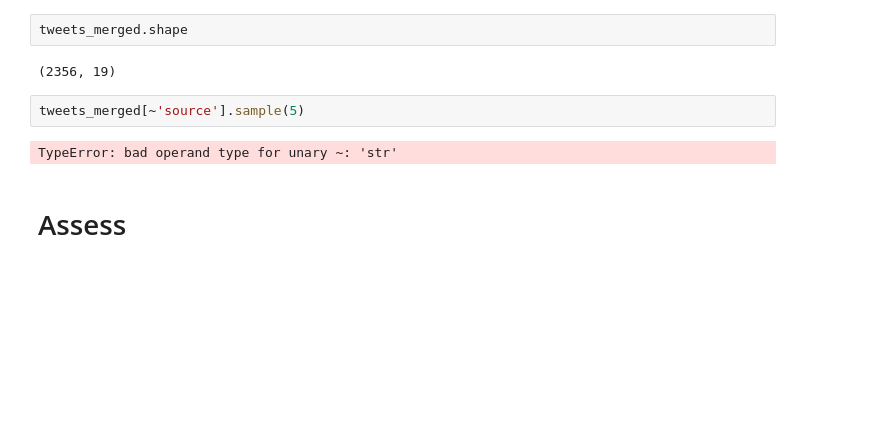
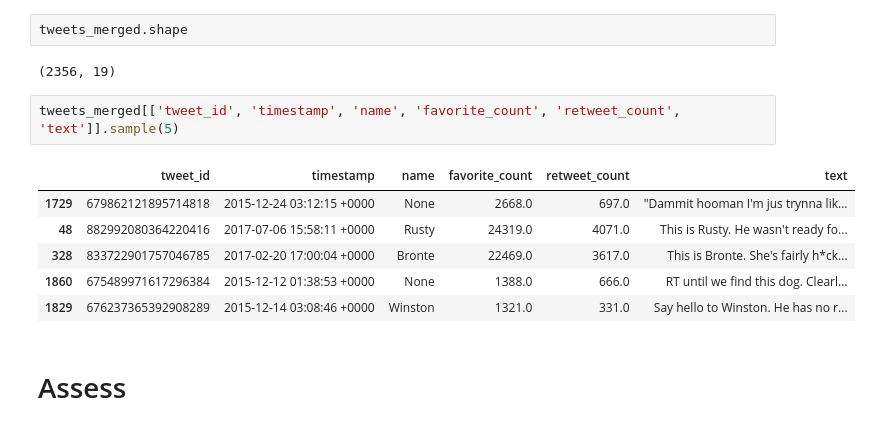
Before and after one commit to Halvinn/Twitter-Dog-Ratings, a Jupyter notebook: wrangle_act.ipynb, the cells around one changed output. Saved outputs shown, nothing was run; the diff lists cells and outputs as text; blank space fills up the shorter version.

```diff
--- a/wrangle_act.ipynb
+++ b/wrangle_act.ipynb
@@ -92,9 +92,14 @@ tweets_merged.shape
 # %% [output]
 (2356, 19)
 # %%
-tweets_merged[~'source'].sample(5)
+tweets_merged[['tweet_id', 'timestamp', 'name', 'favorite_count', 'retweet_count', 'text']].sample(5)
 # %% [output]
-TypeError: bad operand type for unary ~: 'str'
+|  | tweet_id | timestamp | name | favorite_count | retweet_count | text |
+| 1729 | 679862121895714818 | 2015-12-24 03:12:15 +0000 | None | 2668.0 | 697.0 | "Dammit hooman I'm jus trynna lik... |
+| 48 | 882992080364220416 | 2017-07-06 15:58:11 +0000 | Rusty | 24319.0 | 4071.0 | This is Rusty. He wasn't ready fo... |
+| 328 | 833722901757046785 | 2017-02-20 17:00:04 +0000 | Bronte | 22469.0 | 3617.0 | This is Bronte. She's fairly h*ck... |
+| 1860 | 675489971617296384 | 2015-12-12 01:38:53 +0000 | None | 1388.0 | 666.0 | RT until we find this dog. Clearl... |
+| 1829 | 676237365392908289 | 2015-12-14 03:08:46 +0000 | Winston | 1321.0 | 331.0 | Say hello to Winston. He has no r... |
 # %% [markdown]
 # Assess
 # %%
```
Also changed, not shown: parts of 5 cells of this notebook.
